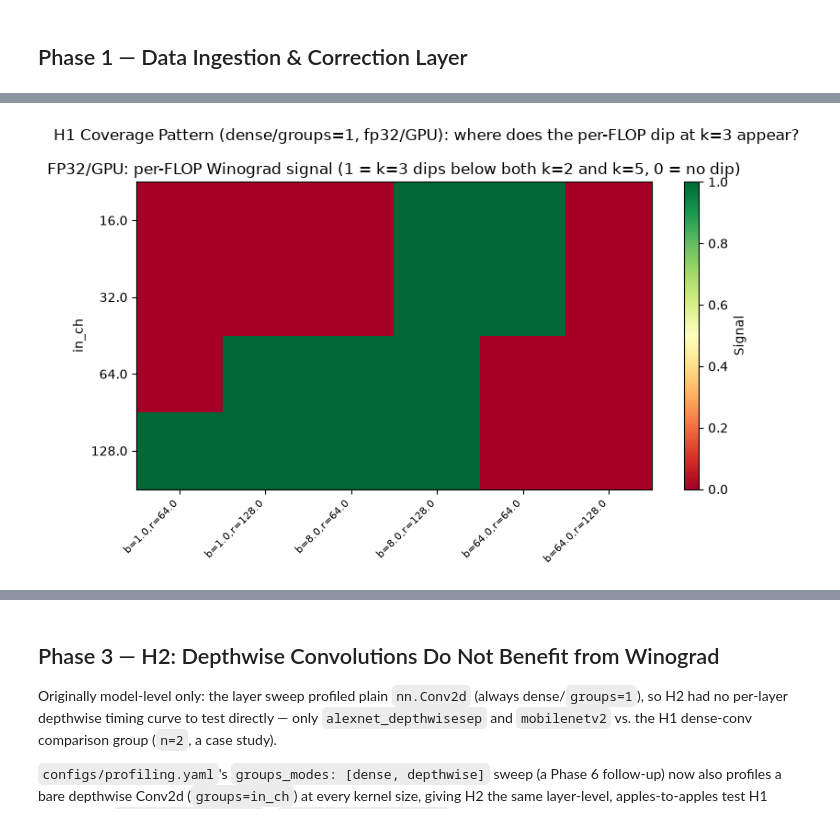
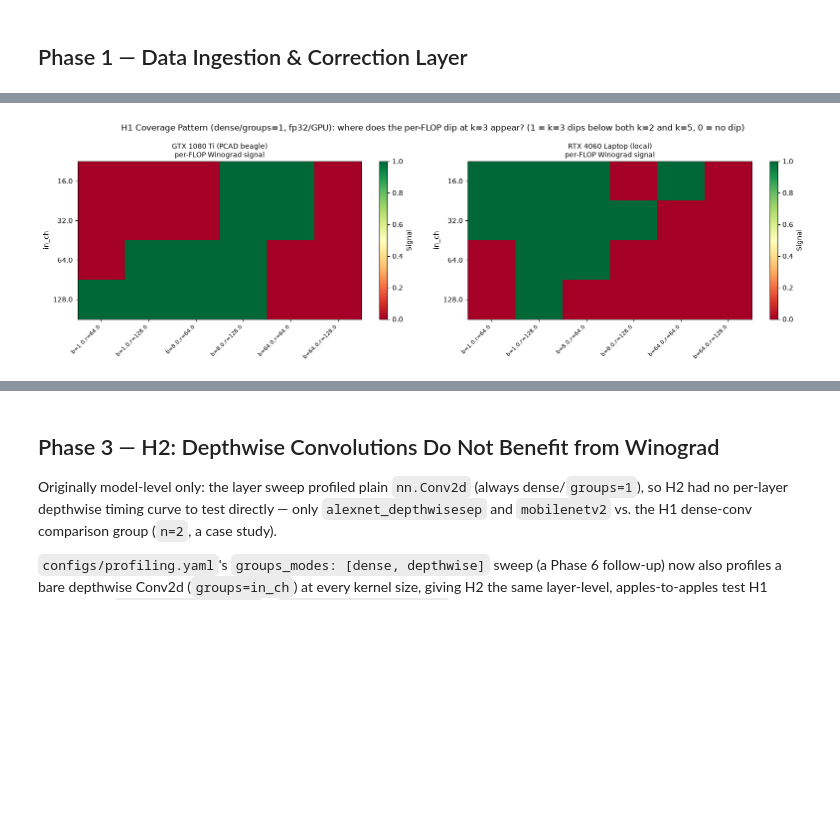
Before and after one commit to RafaelSdeS/dnn_study, a Jupyter notebook: notebooks/phase_6_hardware_profiling_analysis/hardware_profiling_phase6.ipynb, the cells around one changed output, grey strips where cells are left out. Cells and saved outputs as stored; diff of their text form; code cells hidden in the pictures; blank space fills up the shorter version.

```diff
--- a/notebooks/phase_6_hardware_profiling_analysis/hardware_profiling_phase6.ipynb
+++ b/notebooks/phase_6_hardware_profiling_analysis/hardware_profiling_phase6.ipynb
@@ -44,6 +51,19 @@ RESULTS_DIR.mkdir(parents=True, exist_ok=True)
 FIGURES_DIR.mkdir(parents=True, exist_ok=True)
 
 GTX_1080TI_FP32_PEAK_GFLOPS = 11_340.0  # 3584 cores x ~1.582 GHz boost x 2 FLOPs/cycle
+RTX4060_LAPTOP_FP32_PEAK_GFLOPS = 14_131.0  # 3072 cores x ~2.30 GHz sustained (measured via nvidia-smi
+                                             # at the 80W TGP cap on this Predator PHN16-71, not a spec-sheet
+                                             # figure -- NVIDIA only publishes a 1470-2370 MHz range across the
+                                             # whole product line, no per-wattage-tier number) x 2 FLOPs/cycle
+
+DEVICE_LABELS = {
+    "nvidia_geforce_gtx_1080_ti_beagle": "GTX 1080 Ti (PCAD beagle)",
+    "nvidia_geforce_rtx_4060_laptop_gpu_rafael_predator_phn16_71": "RTX 4060 Laptop (local)",
+}
+DEVICE_PEAK_FP32_GFLOPS = {
+    "nvidia_geforce_gtx_1080_ti_beagle": GTX_1080TI_FP32_PEAK_GFLOPS,
+    "nvidia_geforce_rtx_4060_laptop_gpu_rafael_predator_phn16_71": RTX4060_LAPTOP_FP32_PEAK_GFLOPS,
+}
 
 pd.set_option("display.max_columns", 50)
 pd.set_option("display.width", 160)
@@ -403,33 +537,37 @@ plt.show()
 # %%
 # fp32/GPU only: int8 layer rows are real now (see intro) but only cover one (batch,res) shape,
 # so a coverage-across-shapes heatmap doesn't apply to them the way it does to the full fp32 grid.
-fig, ax = plt.subplots(figsize=(8, 5))
-subset = kernel_wide_dense
+fig, axes = plt.subplots(1, len(DEVICES), figsize=(8 * len(DEVICES), 5), squeeze=False)
 
-batch_res = sorted(subset[["batch_size", "input_resolution"]].drop_duplicates().values.tolist())
-in_chs = sorted(subset["in_ch"].unique())
+for col, device in enumerate(DEVICES):
+    ax = axes[0][col]
+    subset = kernel_wide_dense[kernel_wide_dense["device"] == device]
 
-matrix = np.zeros((len(in_chs), len(batch_res)))
-for i, in_ch in enumerate(in_chs):
-    for j, (b, r) in enumerate(batch_res):
-        mask = (subset["in_ch"] == in_ch) & (subset["batch_size"] == b) & (subset["input_resolution"] == r)
-        matrix[i, j] = subset.loc[mask, "winograd_signal"].iloc[0] if mask.any() else 0
+    batch_res = sorted(subset[["batch_size", "input_resolution"]].drop_duplicates().values.tolist())
+    in_chs = sorted(subset["in_ch"].unique())
 
-im = ax.imshow(matrix, cmap="RdYlGn", aspect="auto", vmin=0, vmax=1)
-ax.set_xticks(range(len(batch_res)))
-ax.set_xticklabels([f"b={b},r={r}" for b, r in batch_res], rotation=45, ha="right", fontsize=8)
-ax.set_yticks(range(len(in_chs)))
-ax.set_yticklabels(in_chs)
-ax.set_ylabel("in_ch")
-ax.set_title("FP32/GPU: per-FLOP Winograd signal (1 = k=3 dips below both k=2 and k=5, 0 = no dip)")
-plt.colorbar(im, ax=ax, label="Signal")
+    matrix = np.zeros((len(in_chs), len(batch_res)))
+    for i, in_ch in enumerate(in_chs):
+        for j, (b, r) in enumerate(batch_res):
+            mask = (subset["in_ch"] == in_ch) & (subset["batch_size"] == b) & (subset["input_resolution"] == r)
+            matrix[i, j] = subset.loc[mask, "winograd_signal"].iloc[0] if mask.any() else 0
 
-fig.suptitle("H1 Coverage Pattern (dense/groups=1, fp32/GPU): where does the per-FLOP dip at k=3 appear?")
+    im = ax.imshow(matrix, cmap="RdYlGn", aspect="auto", vmin=0, vmax=1)
+    ax.set_xticks(range(len(batch_res)))
+    ax.set_xticklabels([f"b={b},r={r}" for b, r in batch_res], rotation=45, ha="right", fontsize=8)
+    ax.set_yticks(range(len(in_chs)))
+    ax.set_yticklabels(in_chs)
+    ax.set_ylabel("in_ch")
+    ax.set_title(f"{DEVICE_LABELS.get(device, device)}\nper-FLOP Winograd signal", fontsize=10)
+    plt.colorbar(im, ax=ax, label="Signal")
+
+fig.suptitle("H1 Coverage Pattern (dense/groups=1, fp32/GPU): where does the per-FLOP dip at k=3 appear? "
+             "(1 = k=3 dips below both k=2 and k=5, 0 = no dip)")
 fig.tight_layout()
 fig.savefig(FIGURES_DIR / "phase6_h1_winograd_signal_heatmap.png", dpi=120)
 plt.show()
 # %% [output]
-[figure, old version]
+[figure, new version]
 # %%
 # Paired statistical test: is per-FLOP latency (latency / kernel_size^2) at k=3 significantly lower
 # than at k=5? Testing raw latency here would be trivial -- k=5 has 25/9=2.78x k=3's MACs, so k=3
```
Also changed, not shown: parts of 28 cells of this notebook, 20 other files.
